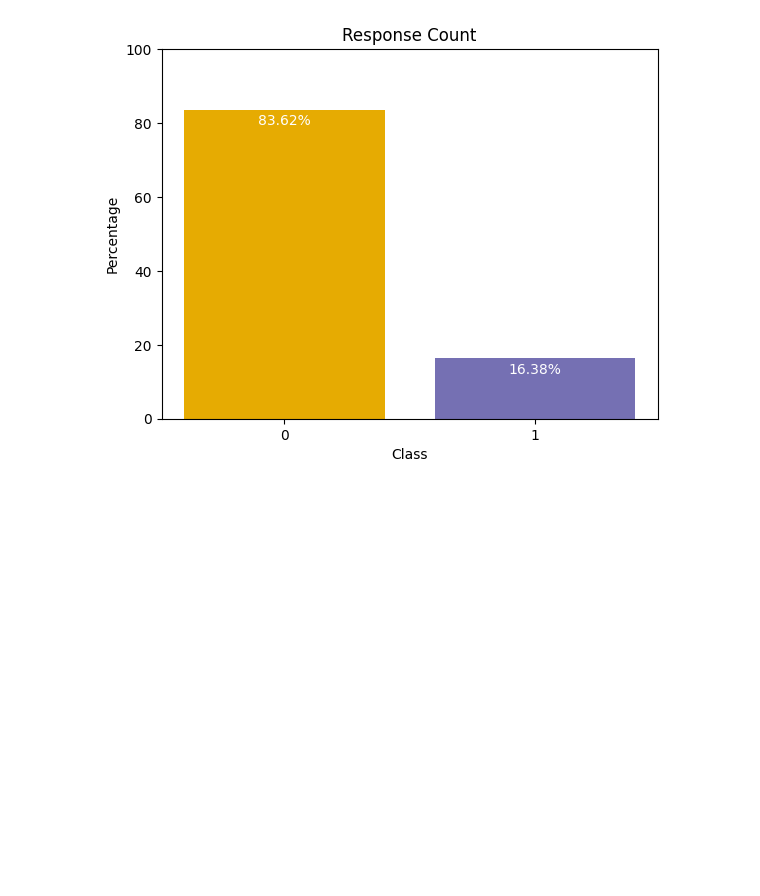
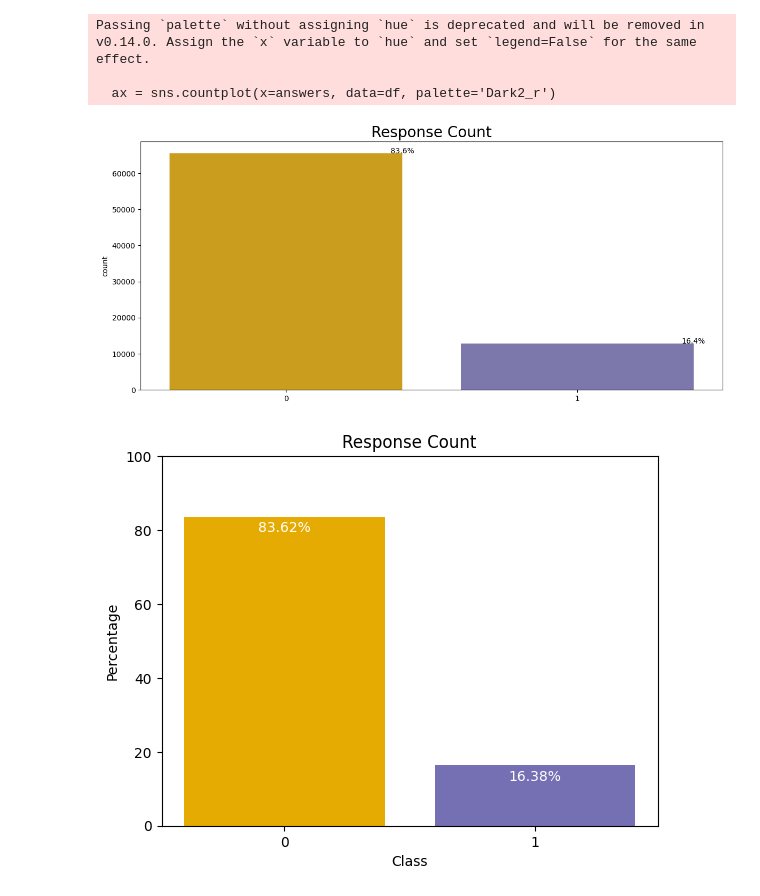
Before and after one commit to islam18/Improving-Customer-Targeting-Strategies-, a Jupyter notebook: Src/Preprocessing_Pipeline/PreprocessingTest.ipynb, the cells around one changed output. Saved outputs shown, nothing was run; the diff lists cells and outputs as text; code cells hidden in the pictures; blank space fills up the shorter version.

```diff
--- a/Src/Preprocessing_Pipeline/PreprocessingTest.ipynb
+++ b/Src/Preprocessing_Pipeline/PreprocessingTest.ipynb
@@ -18,6 +18,25 @@ import matplotlib.pyplot as plt
 df = pd.read_csv('C:\\Users\\USER-PC\\Desktop\\ThesisCode\\Data\\Raw\\aug_test.csv')
 #test_data = pd.read_csv('C:\\Users\\USER-PC\\Desktop\\Thesis\\Data\\Preprocessed\\aug_test_processed.csv')
 answers = np.load('C:\\Users\\USER-PC\\Desktop\\ThesisCode\\Data\\Raw\\answer.npy')
+# %%
+plt.figure(figsize=(14,6))
+total = float(len(df))
+ax = sns.countplot(x=answers, data=df, palette='Dark2_r')
+
+
+# Plot 1: Response Count
+plt.title('Response Count', fontsize=20)
+for p in ax.patches:
+    percentage = '{:.1f}%'.format(100 * p.get_height()/total)
+    x = p.get_x() + p.get_width()
+    y = p.get_height()
+    ax.annotate(percentage, (x, y),ha='center')
+plt.show()
+# %% [output]
+Passing `palette` without assigning `hue` is deprecated and will be removed in v0.14.0. Assign the `x` variable to `hue` and set `legend=False` for the same effect.
+
+  ax = sns.countplot(x=answers, data=df, palette='Dark2_r')
+[figure, added]
 # %%
 # Count the number of occurrences of each class
 class_counts = np.bincount(answers)
```
Also changed, not shown: 3 other files.
